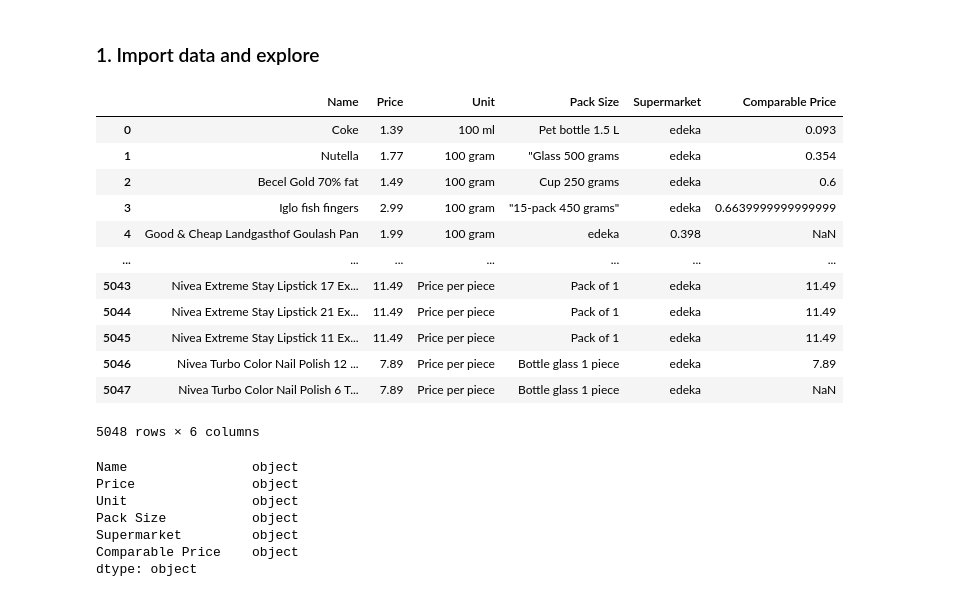
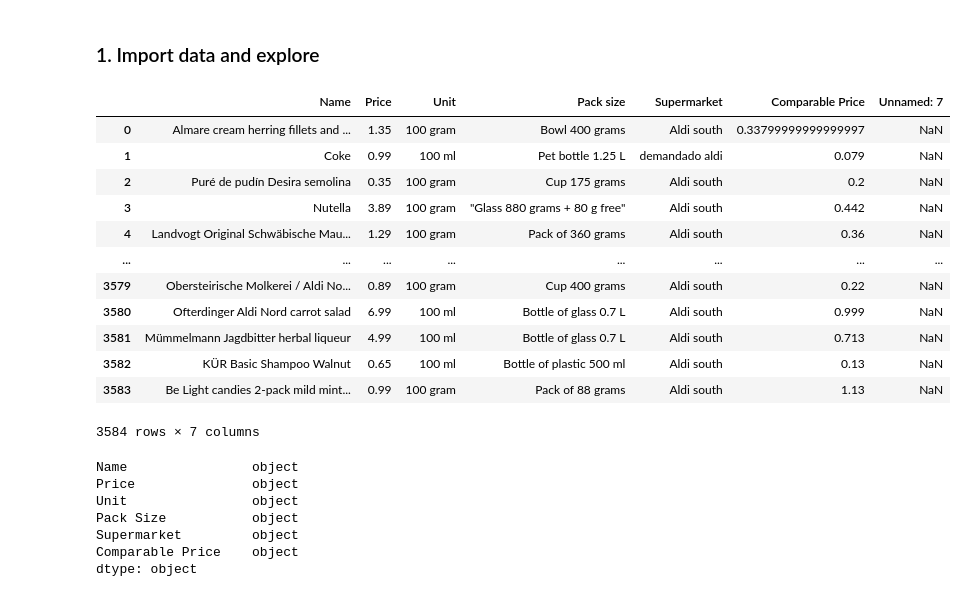
Before and after one commit to pepenunez/final-project, a Jupyter notebook: 02_supermarkets-cleaning.ipynb, the cells around one changed output. Saved outputs shown, nothing was run; the diff lists cells and outputs as text; code cells hidden in the pictures.

```diff
--- a/02_supermarkets-cleaning.ipynb
+++ b/02_supermarkets-cleaning.ipynb
@@ -30,21 +30,21 @@ supermarkets_en = {
     'rewe': pd.read_excel('data/products-en/rewe-products-en.xls', index_col=0)
 }
 # %%
-supermarkets_en['edeka']
+supermarkets_en['aldisouth']
 # %% [output]
-|  | Name | Price | Unit | Pack Size | Supermarket | Comparable Price |
-| 0 | Coke | 1.39 | 100 ml | Pet bottle 1.5 L | edeka | 0.093 |
-| 1 | Nutella | 1.77 | 100 gram | "Glass 500 grams | edeka | 0.354 |
-| 2 | Becel Gold 70% fat | 1.49 | 100 gram | Cup 250 grams | edeka | 0.6 |
-| 3 | Iglo fish fingers | 2.99 | 100 gram | "15-pack 450 grams" | edeka | 0.6639999999999999 |
-| 4 | Good & Cheap Landgasthof Goulash Pan | 1.99 | 100 gram | edeka | 0.398 | NaN |
-| ... | ... | ... | ... | ... | ... | ... |
-| 5043 | Nivea Extreme Stay Lipstick 17 Ex... | 11.49 | Price per piece | Pack of 1 | edeka | 11.49 |
-| 5044 | Nivea Extreme Stay Lipstick 21 Ex... | 11.49 | Price per piece | Pack of 1 | edeka | 11.49 |
-| 5045 | Nivea Extreme Stay Lipstick 11 Ex... | 11.49 | Price per piece | Pack of 1 | edeka | 11.49 |
-| 5046 | Nivea Turbo Color Nail Polish 12 ... | 7.89 | Price per piece | Bottle glass 1 piece | edeka | 7.89 |
-| 5047 | Nivea Turbo Color Nail Polish 6 T... | 7.89 | Price per piece | Bottle glass 1 piece | edeka | NaN |
+|  | Name | Price | Unit | Pack size | Supermarket | Comparable Price | Unnamed: 7 |
+| 0 | Almare cream herring fillets and ... | 1.35 | 100 gram | Bowl 400 grams | Aldi south | 0.33799999999999997 | NaN |
+| 1 | Coke | 0.99 | 100 ml | Pet bottle 1.25 L | demandado aldi | 0.079 | NaN |
+| 2 | Puré de pudín Desira semolina | 0.35 | 100 gram | Cup 175 grams | Aldi south | 0.2 | NaN |
+| 3 | Nutella | 3.89 | 100 gram | "Glass 880 grams + 80 g free" | Aldi south | 0.442 | NaN |
+| 4 | Landvogt Original Schwäbische Mau... | 1.29 | 100 gram | Pack of 360 grams | Aldi south | 0.36 | NaN |
+| ... | ... | ... | ... | ... | ... | ... | ... |
+| 3579 | Obersteirische Molkerei / Aldi No... | 0.89 | 100 gram | Cup 400 grams | Aldi south | 0.22 | NaN |
+| 3580 | Ofterdinger Aldi Nord carrot salad | 6.99 | 100 ml | Bottle of glass 0.7 L | Aldi south | 0.999 | NaN |
+| 3581 | Mümmelmann Jagdbitter herbal liqueur | 4.99 | 100 ml | Bottle of glass 0.7 L | Aldi south | 0.713 | NaN |
+| 3582 | KÜR Basic Shampoo Walnut | 0.65 | 100 ml | Bottle of plastic 500 ml | Aldi south | 0.13 | NaN |
+| 3583 | Be Light candies 2-pack mild mint... | 0.99 | 100 gram | Pack of 88 grams | Aldi south | 1.13 | NaN |
-5048 rows × 6 columns
+3584 rows × 7 columns
 # %%
 supermarkets_en['edeka'].dtypes
 # %% [output]
```
Also changed, not shown: parts of 11 cells of this notebook, 13 other files.
